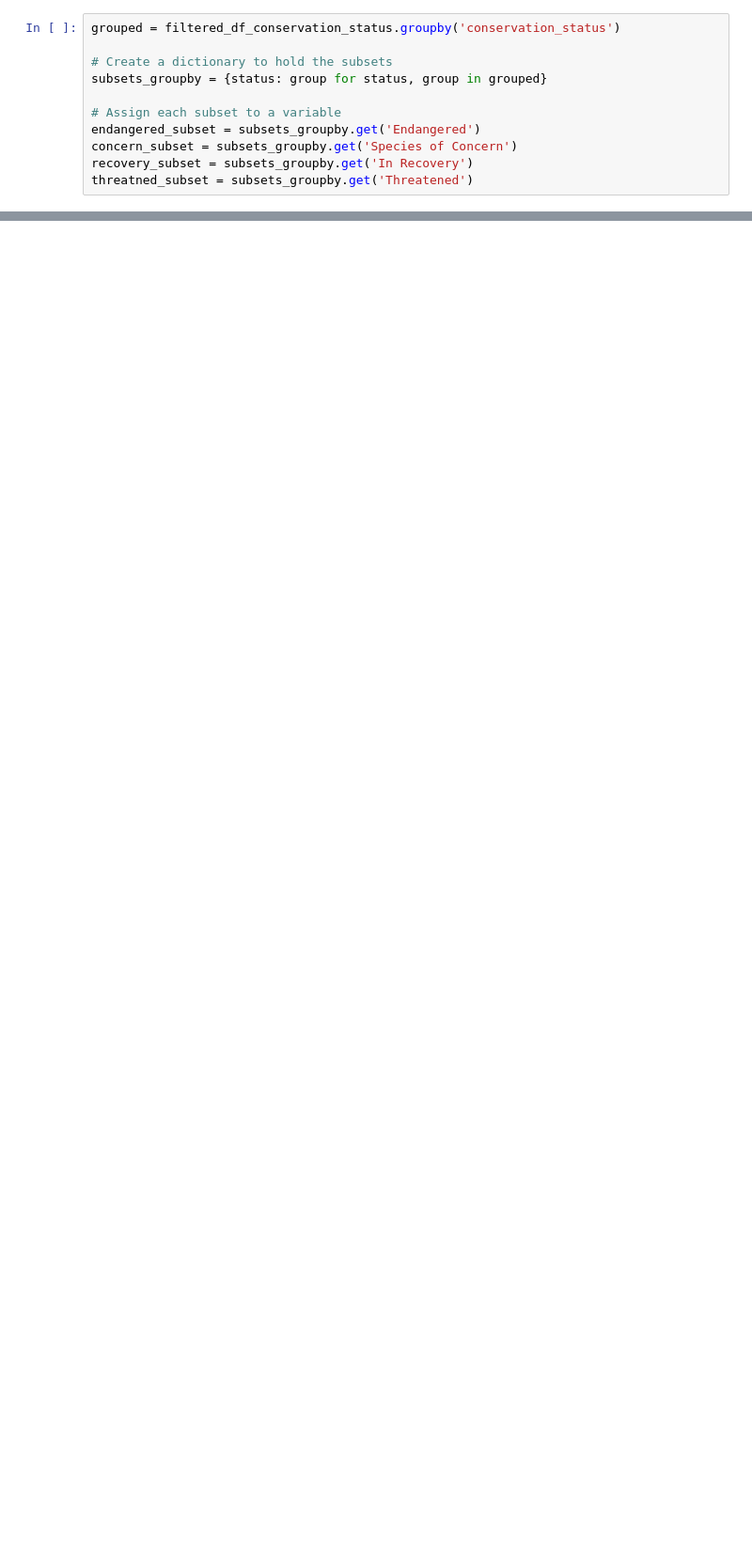
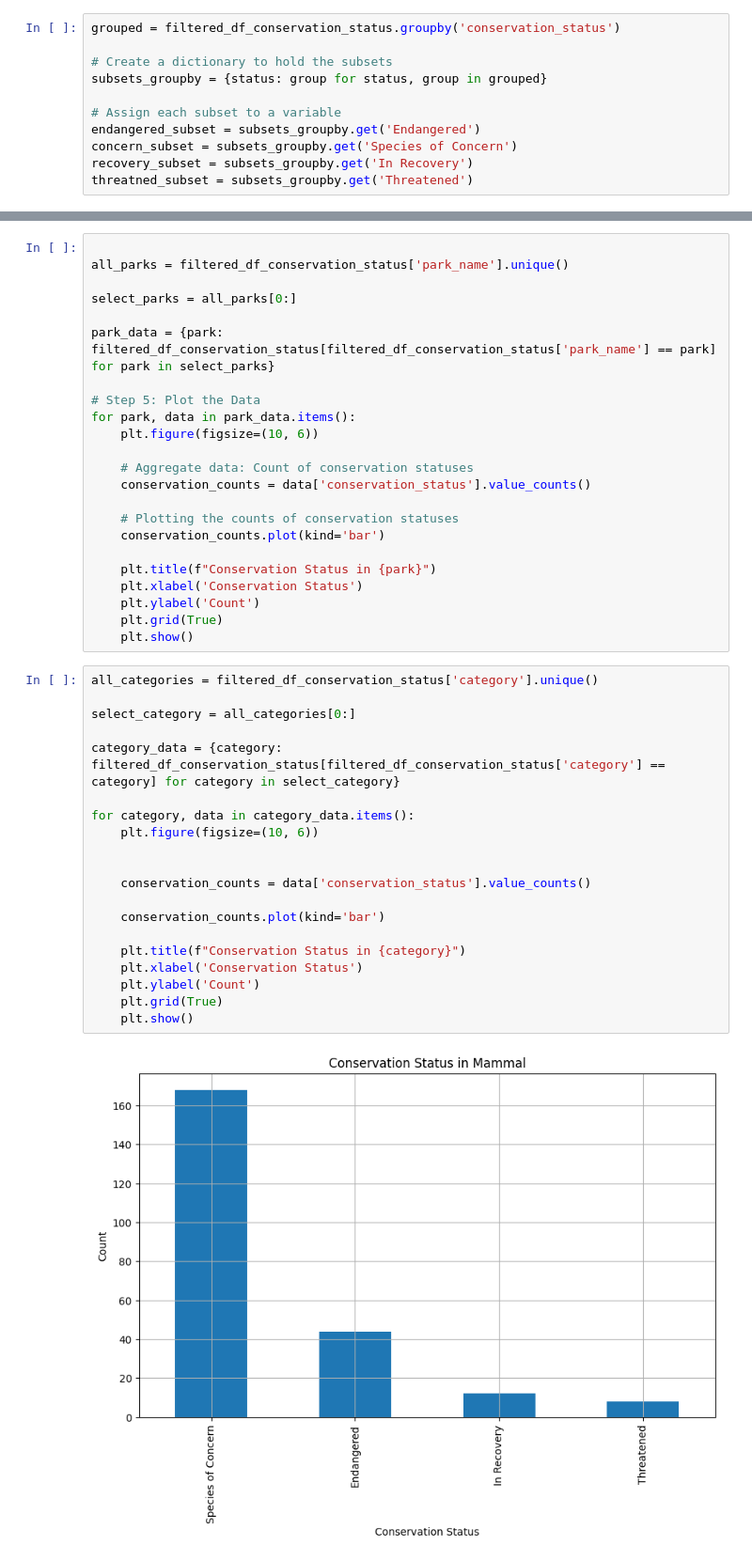
Before and after one commit to kevinmaxx2/BiodiversityyAnalysisProject, a Jupyter notebook: biodiversity.ipynb, the cells around one changed output, grey strips where cells are left out. Shown at 94% size. Cells and saved outputs as stored; diff of their text form; blank space fills up the shorter version.

```diff
--- a/biodiversity.ipynb
+++ b/biodiversity.ipynb
@@ -29,0 +36,45 @@ threatned_subset = subsets_groupby.get('Threatened')
+# %%
+
+all_parks = filtered_df_conservation_status['park_name'].unique()
+
+select_parks = all_parks[0:]
+
+park_data = {park: filtered_df_conservation_status[filtered_df_conservation_status['park_name'] == park] for park in select_parks}
+
+# Step 5: Plot the Data
+for park, data in park_data.items():
+    plt.figure(figsize=(10, 6))
+
+    # Aggregate data: Count of conservation statuses
+    conservation_counts = data['conservation_status'].value_counts()
+
+    # Plotting the counts of conservation statuses
+    conservation_counts.plot(kind='bar')
+
+    plt.title(f"Conservation Status in {park}")
+    plt.xlabel('Conservation Status')
+    plt.ylabel('Count')
+    plt.grid(True)
+    plt.show()
+# %%
+all_categories = filtered_df_conservation_status['category'].unique()
+
+select_category = all_categories[0:]
+
+category_data = {category: filtered_df_conservation_status[filtered_df_conservation_status['category'] == category] for category in select_category}
+
+for category, data in category_data.items():
+    plt.figure(figsize=(10, 6))
+
+
+    conservation_counts = data['conservation_status'].value_counts()
+
+    conservation_counts.plot(kind='bar')
+
+    plt.title(f"Conservation Status in {category}")
+    plt.xlabel('Conservation Status')
+    plt.ylabel('Count')
+    plt.grid(True)
+    plt.show()
+# %% [output]
+[figure, added]
```
Also changed, not shown: parts of 4 cells of this notebook.
